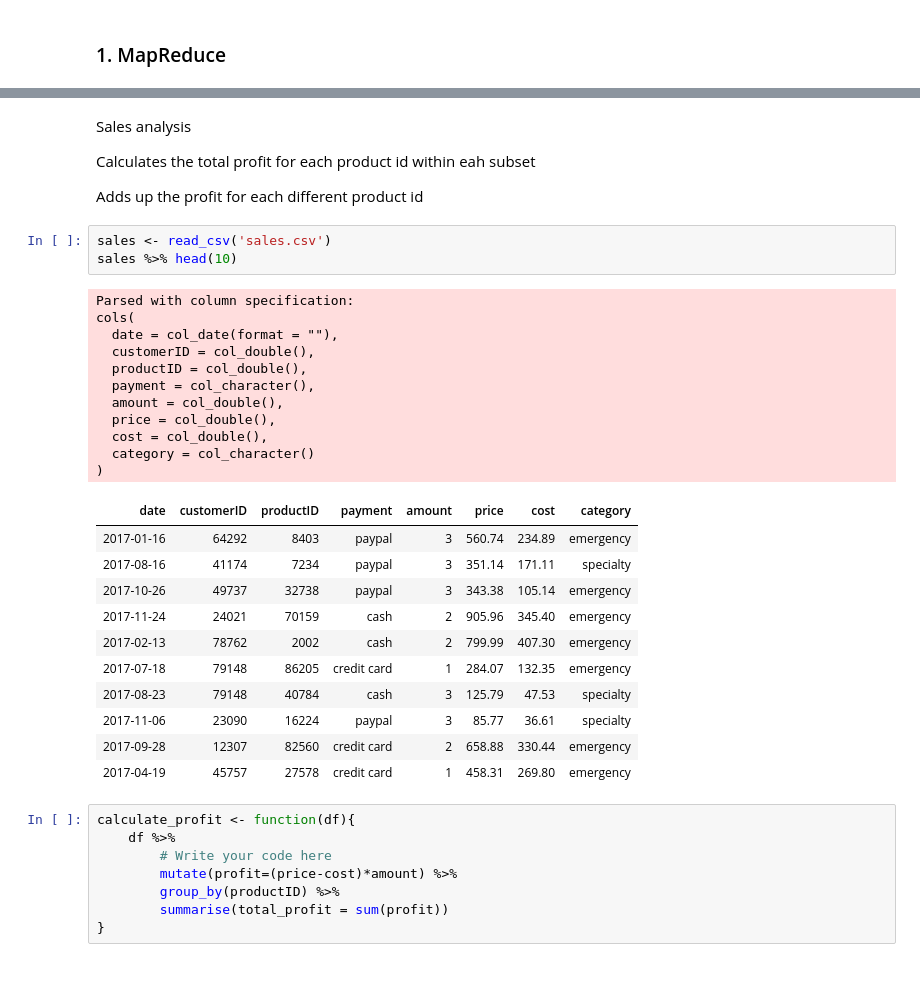
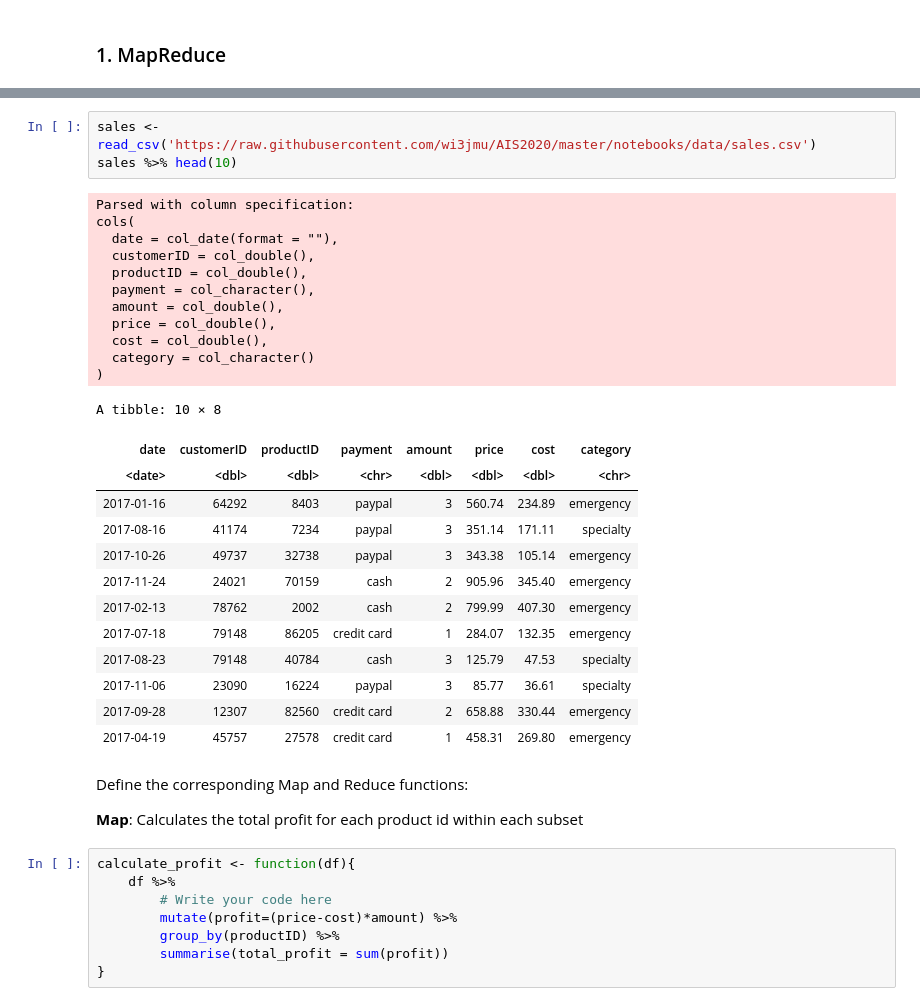
Before and after one commit to wi3jmu/AIS2020, a Jupyter notebook: notebooks/AIS_W05_SS20_streaming_solutions.ipynb, the cells around one changed output, grey strips where cells are left out. Saved outputs shown, nothing was run; the diff lists cells and outputs as text; blank space fills up the shorter version.

```diff
--- a/notebooks/AIS_W05_SS20_streaming_solutions.ipynb
+++ b/notebooks/AIS_W05_SS20_streaming_solutions.ipynb
@@ -360,35 +425,35 @@ spark_read_csv(sc, "stream", "source-out", memory = FALSE) %>%
+# %%
+sales <- read_csv('https://raw.githubusercontent.com/wi3jmu/AIS2020/master/notebooks/data/sales.csv')
+sales %>% head(10)
+# %% [output]
+Parsed with column specification:
+cols(
+  date = col_date(format = ""),
+  customerID = col_double(),
+  productID = col_double(),
+  payment = col_character(),
+  amount = col_double(),
+  price = col_double(),
+  cost = col_double(),
+  category = col_character()
+)
+A tibble: 10 × 8
+| date | customerID | productID | payment | amount | price | cost | category |
+| <date> | <dbl> | <dbl> | <chr> | <dbl> | <dbl> | <dbl> | <chr> |
+| 2017-01-16 | 64292 | 8403 | paypal | 3 | 560.74 | 234.89 | emergency |
+| 2017-08-16 | 41174 | 7234 | paypal | 3 | 351.14 | 171.11 | specialty |
+| 2017-10-26 | 49737 | 32738 | paypal | 3 | 343.38 | 105.14 | emergency |
+| 2017-11-24 | 24021 | 70159 | cash | 2 | 905.96 | 345.40 | emergency |
+| 2017-02-13 | 78762 | 2002 | cash | 2 | 799.99 | 407.30 | emergency |
+| 2017-07-18 | 79148 | 86205 | credit card | 1 | 284.07 | 132.35 | emergency |
+| 2017-08-23 | 79148 | 40784 | cash | 3 | 125.79 | 47.53 | specialty |
+| 2017-11-06 | 23090 | 16224 | paypal | 3 | 85.77 | 36.61 | specialty |
+| 2017-09-28 | 12307 | 82560 | credit card | 2 | 658.88 | 330.44 | emergency |
+| 2017-04-19 | 45757 | 27578 | credit card | 1 | 458.31 | 269.80 | emergency |
 # %% [markdown]
-Sales analysis
+Define the corresponding Map and Reduce functions:
 
-Calculates the total profit for each product id within eah subset
-
-Adds up the profit for each different product id
+__Map__: Calculates the total profit for each product id within each subset
-# %%
-sales <- read_csv('sales.csv')
-sales %>% head(10)
-# %% [output]
-Parsed with column specification:
-cols(
-  date = col_date(format = ""),
-  customerID = col_double(),
-  productID = col_double(),
-  payment = col_character(),
-  amount = col_double(),
-  price = col_double(),
-  cost = col_double(),
-  category = col_character()
-)
-| date | customerID | productID | payment | amount | price | cost | category |
-| 2017-01-16 | 64292 | 8403 | paypal | 3 | 560.74 | 234.89 | emergency |
-| 2017-08-16 | 41174 | 7234 | paypal | 3 | 351.14 | 171.11 | specialty |
-| 2017-10-26 | 49737 | 32738 | paypal | 3 | 343.38 | 105.14 | emergency |
-| 2017-11-24 | 24021 | 70159 | cash | 2 | 905.96 | 345.40 | emergency |
-| 2017-02-13 | 78762 | 2002 | cash | 2 | 799.99 | 407.30 | emergency |
-| 2017-07-18 | 79148 | 86205 | credit card | 1 | 284.07 | 132.35 | emergency |
-| 2017-08-23 | 79148 | 40784 | cash | 3 | 125.79 | 47.53 | specialty |
-| 2017-11-06 | 23090 | 16224 | paypal | 3 | 85.77 | 36.61 | specialty |
-| 2017-09-28 | 12307 | 82560 | credit card | 2 | 658.88 | 330.44 | emergency |
-| 2017-04-19 | 45757 | 27578 | credit card | 1 | 458.31 | 269.80 | emergency |
 # %%
 calculate_profit <- function(df){
     df %>%
```
Also changed, not shown: parts of 33 cells of this notebook.
